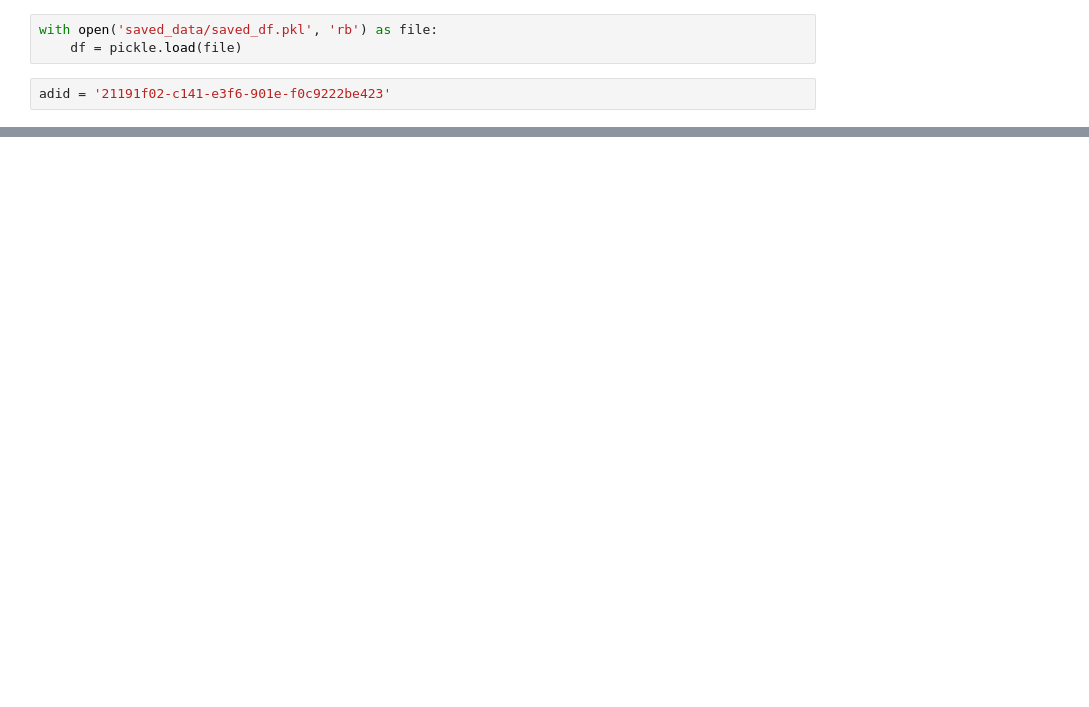
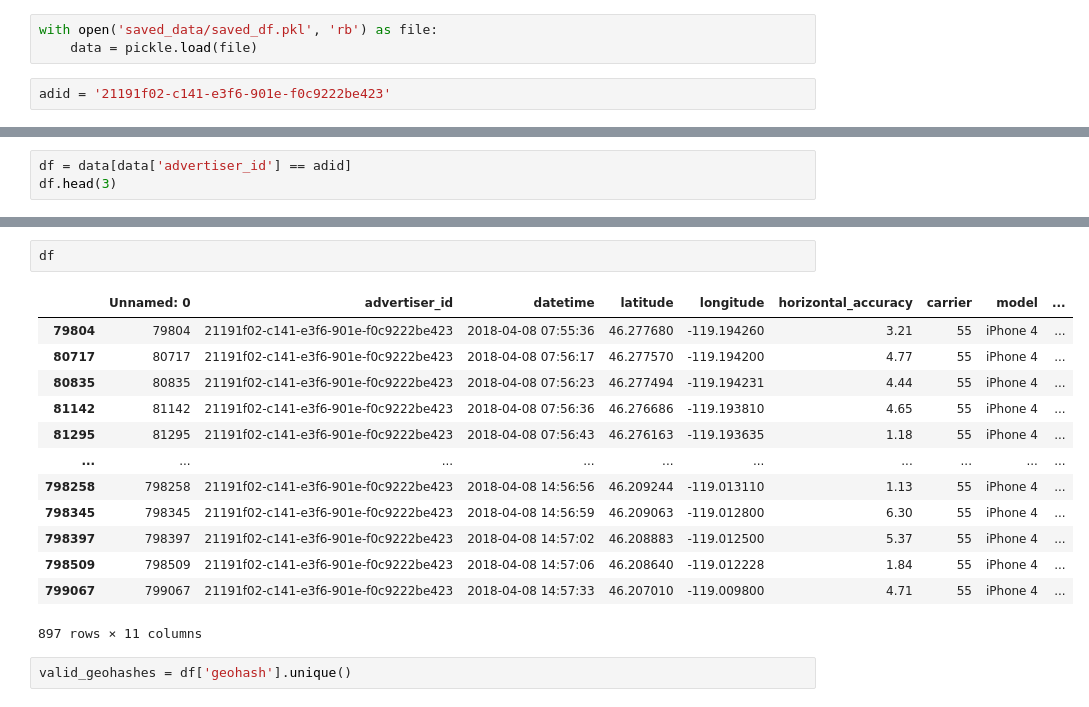
Before and after one commit to atrayn1/AGILE-Share-AY25, a Jupyter notebook: colocation_tests.ipynb, the cells around one changed output, grey strips where cells are left out. Cells and saved outputs as stored; diff of their text form; blank space fills up the shorter version.

```diff
--- a/colocation_tests.ipynb
+++ b/colocation_tests.ipynb
@@ -34,5 +40,5 @@ import pygeohash as gh
 # %%
 with open('saved_data/saved_df.pkl', 'rb') as file:
-    df = pickle.load(file)
+    data = pickle.load(file)
 # %%
 adid = '21191f02-c141-e3f6-901e-f0c9222be423'
@@ -45,0 +45,3 @@ True
+# %%
+df = data[data['advertiser_id'] == adid]
+df.head(3)
@@ -45,0 +138,18 @@ True
+# %%
+df
+# %% [output]
+|  | Unnamed: 0 | advertiser_id | datetime | latitude | longitude | horizontal_accuracy | carrier | model | ... |
+| 79804 | 79804 | 21191f02-c141-e3f6-901e-f0c9222be423 | 2018-04-08 07:55:36 | 46.277680 | -119.194260 | 3.21 | 55 | iPhone 4 | ... |
+| 80717 | 80717 | 21191f02-c141-e3f6-901e-f0c9222be423 | 2018-04-08 07:56:17 | 46.277570 | -119.194200 | 4.77 | 55 | iPhone 4 | ... |
+| 80835 | 80835 | 21191f02-c141-e3f6-901e-f0c9222be423 | 2018-04-08 07:56:23 | 46.277494 | -119.194231 | 4.44 | 55 | iPhone 4 | ... |
+| 81142 | 81142 | 21191f02-c141-e3f6-901e-f0c9222be423 | 2018-04-08 07:56:36 | 46.276686 | -119.193810 | 4.65 | 55 | iPhone 4 | ... |
+| 81295 | 81295 | 21191f02-c141-e3f6-901e-f0c9222be423 | 2018-04-08 07:56:43 | 46.276163 | -119.193635 | 1.18 | 55 | iPhone 4 | ... |
+| ... | ... | ... | ... | ... | ... | ... | ... | ... | ... |
+| 798258 | 798258 | 21191f02-c141-e3f6-901e-f0c9222be423 | 2018-04-08 14:56:56 | 46.209244 | -119.013110 | 1.13 | 55 | iPhone 4 | ... |
+| 798345 | 798345 | 21191f02-c141-e3f6-901e-f0c9222be423 | 2018-04-08 14:56:59 | 46.209063 | -119.012800 | 6.30 | 55 | iPhone 4 | ... |
+| 798397 | 798397 | 21191f02-c141-e3f6-901e-f0c9222be423 | 2018-04-08 14:57:02 | 46.208883 | -119.012500 | 5.37 | 55 | iPhone 4 | ... |
+| 798509 | 798509 | 21191f02-c141-e3f6-901e-f0c9222be423 | 2018-04-08 14:57:06 | 46.208640 | -119.012228 | 1.84 | 55 | iPhone 4 | ... |
+| 799067 | 799067 | 21191f02-c141-e3f6-901e-f0c9222be423 | 2018-04-08 14:57:33 | 46.207010 | -119.009800 | 4.71 | 55 | iPhone 4 | ... |
+897 rows × 11 columns
+# %%
+valid_geohashes = df['geohash'].unique()
```
Also changed, not shown: parts of 16 cells of this notebook.
